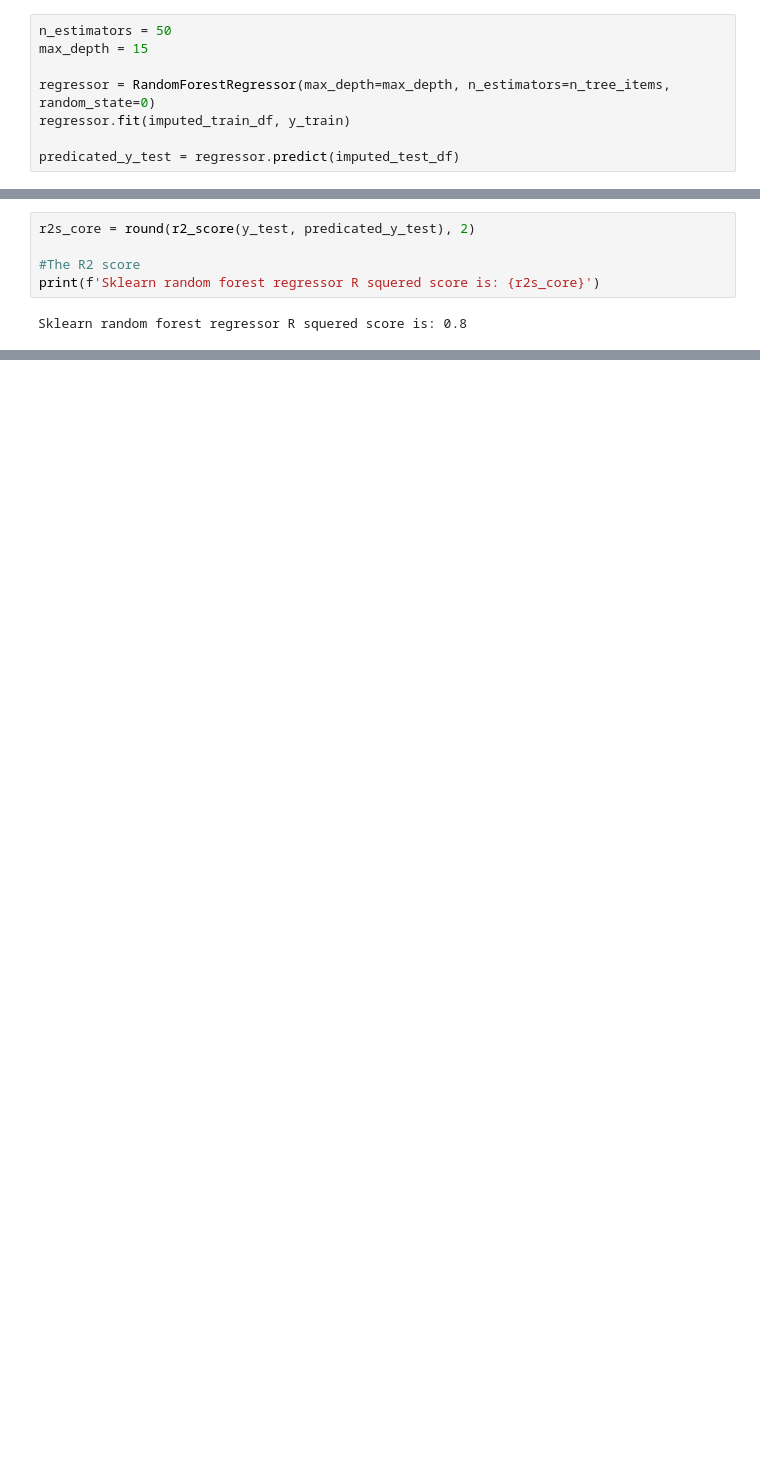
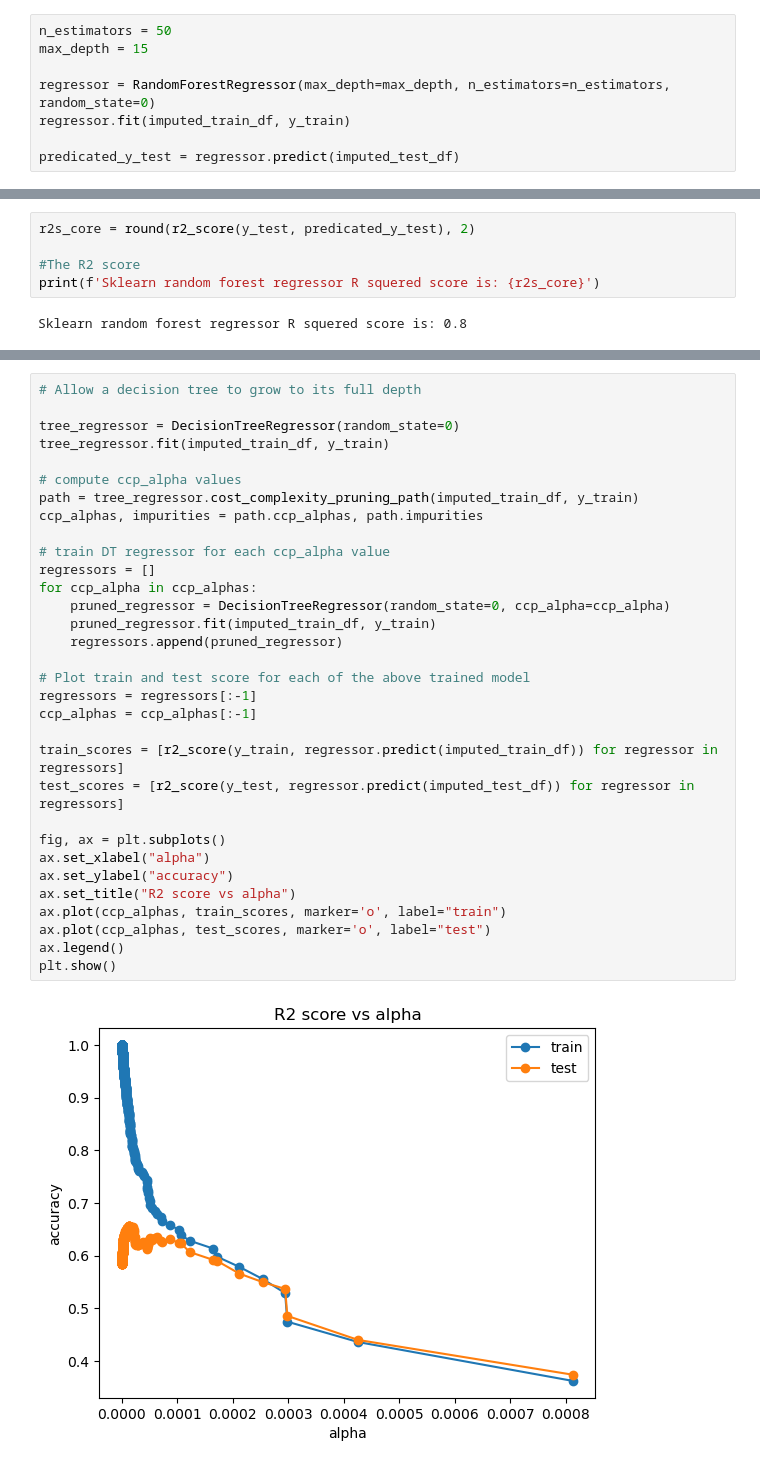
Before and after one commit to iliya1984/DevML, a Jupyter notebook: other/world_happiness_report_analysis.ipynb, the cells around one changed output, grey strips where cells are left out. Cells and saved outputs as stored; diff of their text form; blank space fills up the shorter version.

Commit message:
Added decision tree regressor pruning

```diff
--- a/other/world_happiness_report_analysis.ipynb
+++ b/other/world_happiness_report_analysis.ipynb
@@ -313,7 +313,7 @@ Custom random forest regressor R squered score is: 0.84
 n_estimators = 50
 max_depth = 15
 
-regressor = RandomForestRegressor(max_depth=max_depth, n_estimators=n_tree_items, random_state=0)
+regressor = RandomForestRegressor(max_depth=max_depth, n_estimators=n_estimators, random_state=0)
 regressor.fit(imputed_train_df, y_train)
 
 predicated_y_test = regressor.predict(imputed_test_df)
@@ -333,0 +368,34 @@ Sklearn random forest regressor R squered score is: 0.8
+# %%
+# Allow a decision tree to grow to its full depth
+
+tree_regressor = DecisionTreeRegressor(random_state=0)
+tree_regressor.fit(imputed_train_df, y_train)
+
+# compute ccp_alpha values
+path = tree_regressor.cost_complexity_pruning_path(imputed_train_df, y_train)
+ccp_alphas, impurities = path.ccp_alphas, path.impurities
+
+# train DT regressor for each ccp_alpha value
+regressors = []
+for ccp_alpha in ccp_alphas:
+    pruned_regressor = DecisionTreeRegressor(random_state=0, ccp_alpha=ccp_alpha)
+    pruned_regressor.fit(imputed_train_df, y_train)
+    regressors.append(pruned_regressor)
+
+# Plot train and test score for each of the above trained model
+regressors = regressors[:-1]
+ccp_alphas = ccp_alphas[:-1]
+
+train_scores = [r2_score(y_train, regressor.predict(imputed_train_df)) for regressor in regressors]
+test_scores = [r2_score(y_test, regressor.predict(imputed_test_df)) for regressor in regressors]
+
+fig, ax = plt.subplots()
+ax.set_xlabel("alpha")
+ax.set_ylabel("accuracy")
+ax.set_title("R2 score vs alpha")
+ax.plot(ccp_alphas, train_scores, marker='o', label="train")
+ax.plot(ccp_alphas, test_scores, marker='o', label="test")
+ax.legend()
+plt.show()
+# %% [output]
+[figure, added]
```
Also changed, not shown: parts of 9 cells of this notebook.
